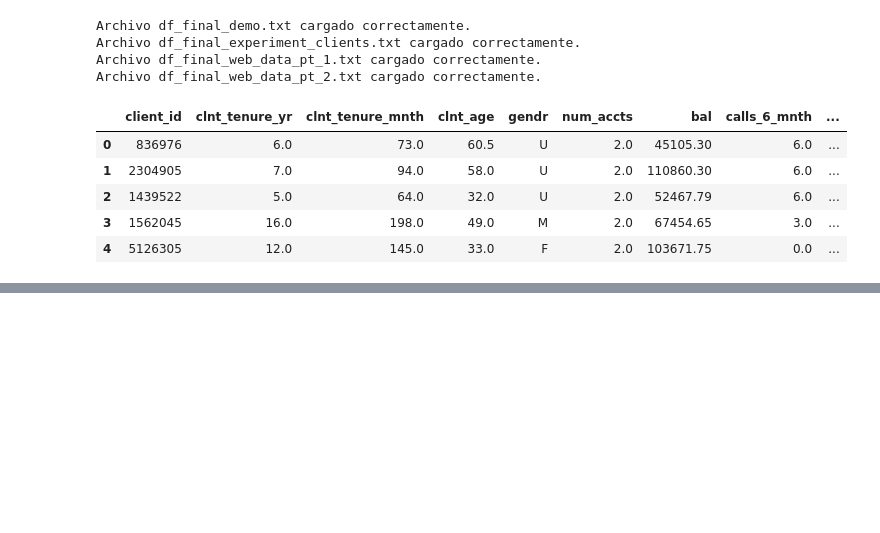
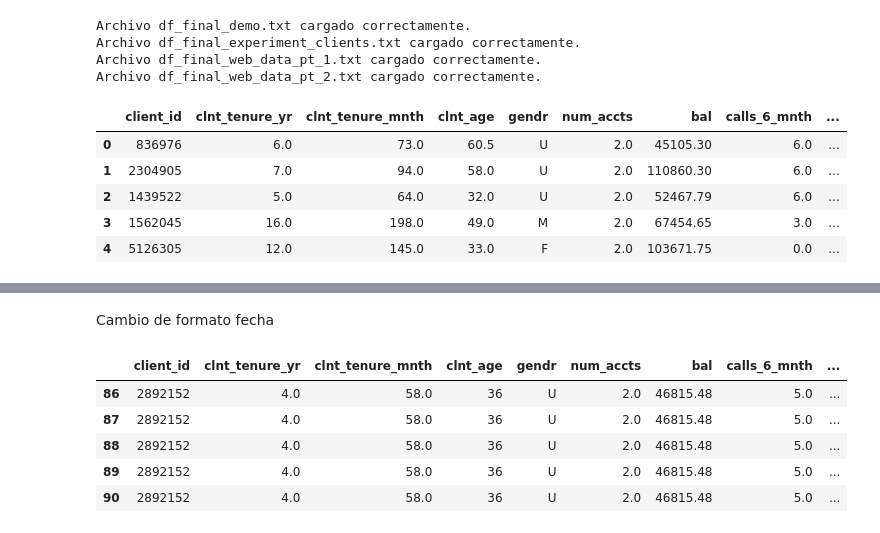
Before and after one commit to Rafa-Gamero/CustomerExperience, a Jupyter notebook: main.ipynb, the cells around one changed output, grey strips where cells are left out. Drawn from its saved outputs; the diff is of its cells as text; code cells hidden in the pictures; blank space fills up the shorter version.

```diff
--- a/main.ipynb
+++ b/main.ipynb
@@ -50,0 +88,13 @@ Archivo df_final_web_data_pt_2.txt cargado correctamente.
+# %% [markdown]
+Cambio de formato fecha
+# %%
+# Convertir la columna 'date_time' al formato de fecha
+df['date_time_x'] = pd.to_datetime(df['date_time_x']).dt.strftime('%d/%m/%Y')
+df.head()
+# %% [output]
+|  | client_id | clnt_tenure_yr | clnt_tenure_mnth | clnt_age | gendr | num_accts | bal | calls_6_mnth | ... |
+| 86 | 2892152 | 4.0 | 58.0 | 36 | U | 2.0 | 46815.48 | 5.0 | ... |
+| 87 | 2892152 | 4.0 | 58.0 | 36 | U | 2.0 | 46815.48 | 5.0 | ... |
+| 88 | 2892152 | 4.0 | 58.0 | 36 | U | 2.0 | 46815.48 | 5.0 | ... |
+| 89 | 2892152 | 4.0 | 58.0 | 36 | U | 2.0 | 46815.48 | 5.0 | ... |
+| 90 | 2892152 | 4.0 | 58.0 | 36 | U | 2.0 | 46815.48 | 5.0 | ... |
```
Also changed, not shown: parts of 13 cells of this notebook, 1 other file.
